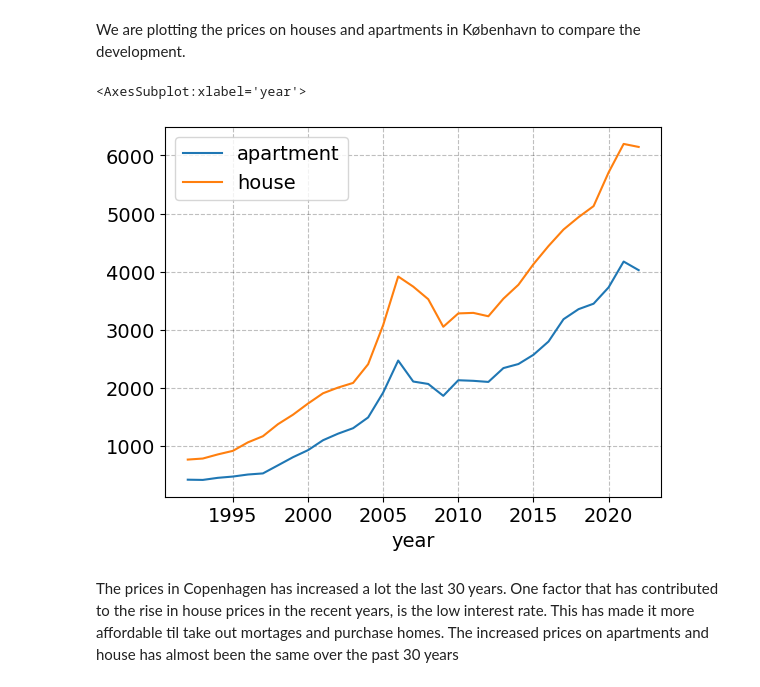
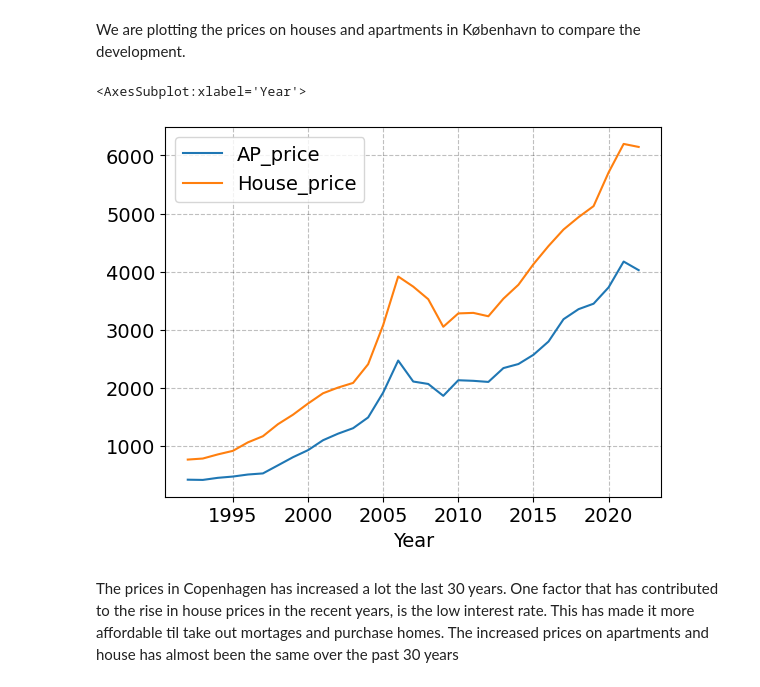
Before and after one commit to NumEconCopenhagen/projects-2023-jps, a Jupyter notebook: dataproject/dataproject.ipynb, the cells around one changed output. Drawn from its saved outputs; the diff is of its cells as text; code cells hidden in the pictures.

```diff
--- a/dataproject/dataproject.ipynb
+++ b/dataproject/dataproject.ipynb
@@ -75,7 +75,7 @@ del ap['Unnamed: 0'], ap['Unnamed: 1'], ap['Unnamed: 2']
 ap.rename(columns = {'Unnamed: 3':'County'},inplace=True)
 col_dict = {}
 for i in range(1992, 2022+1): # range goes from 2008 to but not including 2018
-    col_dict[str(i)] = f'ap{i}'
+    col_dict[str(i)] = f'AP_price{i}'
 ap.rename(columns = col_dict, inplace=True)
 
 # We are only interesetd in the Countys so we drop the regions and the whole country
@@ -89,6 +89,6 @@ ap.reset_index(inplace = True, drop = True) # Drop old index too
 ap.iloc[0:5,:]
 
 # We convert the index from wide to long
-ap_long = pd.wide_to_long(ap, stubnames='ap', i='County', j='year')
+ap_long = pd.wide_to_long(ap, stubnames='AP_price', i='County', j='Year')
 ap_long.head(11)
 # %% [output]
@@ -130,7 +130,7 @@ del house['Unnamed: 0'], house['Unnamed: 1'], house['Unnamed: 2']
 house.rename(columns = {'Unnamed: 3':'County'},inplace=True)
 col_dict = {}
 for i in range(1992, 2022+1): # range goes from 2008 to but not including 2018
-    col_dict[str(i)] = f'house{i}'
+    col_dict[str(i)] = f'House_price{i}'
 house.rename(columns = col_dict, inplace=True)
 
 # We are only interesetd in the Countys so we drop the regions and the whole country
@@ -144,6 +144,6 @@ house.reset_index(inplace = True, drop = True) # Drop old index too
 house.iloc[0:5,:]
 
 # We convert the index from wide to long
-house_long = pd.wide_to_long(house, stubnames='house', i='County', j='year')
+house_long = pd.wide_to_long(house, stubnames='House_price', i='County', j='Year')
 house_long.head(11)
 # %% [output]
@@ -167,24 +167,24 @@ We are plotting the prices on houses and apartments in København to compare the
 # %%
 # Data with København Apartments
 ap_long_2 = ap_long.reset_index()
 ap_long_2.loc[ap_long_2.County == 'Landsdel Byen København', :]
 ap_københavn = ap_long_2.loc[ap_long_2['County'] == 'Landsdel Byen København', :]
 
 # Data with København Houses
 house_long_2 = house_long.reset_index()
 house_long_2.loc[house_long_2.County == 'Landsdel Byen København', :]
 house_københavn = house_long_2.loc[house_long_2['County'] == 'Landsdel Byen København', :]
 # Data with Nordjylland
 house_long_3 = house_long.reset_index()
 house_long_3.loc[house_long_3.County == 'Landsdel Nordjylland', :]
 house_nordjylland = house_long_3.loc[house_long_3['County'] == 'Landsdel Nordjylland', :]
 
 # Plotting
-ax = ap_københavn.plot(x='year', y='ap', label = 'apartment')
-house_københavn.plot(x='year', y='house', ax=ax)
+ax = ap_københavn.plot(x='Year', y='AP_price', label = 'AP_price')
+house_københavn.plot(x='Year', y='House_price', ax=ax)
 # %% [output]
-<AxesSubplot:xlabel='year'>
+<AxesSubplot:xlabel='Year'>
-[figure, old version]
+[figure, new version]
 # %% [markdown]
 The prices in Copenhagen has increased a lot the last 30 years. One factor that has contributed to the rise in house prices in the recent years, is the low interest rate. This has made it more affordable til take out mortages and purchase homes.
 The increased prices on apartments and house has almost been the same over the past 30 years
```
Also changed, not shown: parts of 11 cells of this notebook.
